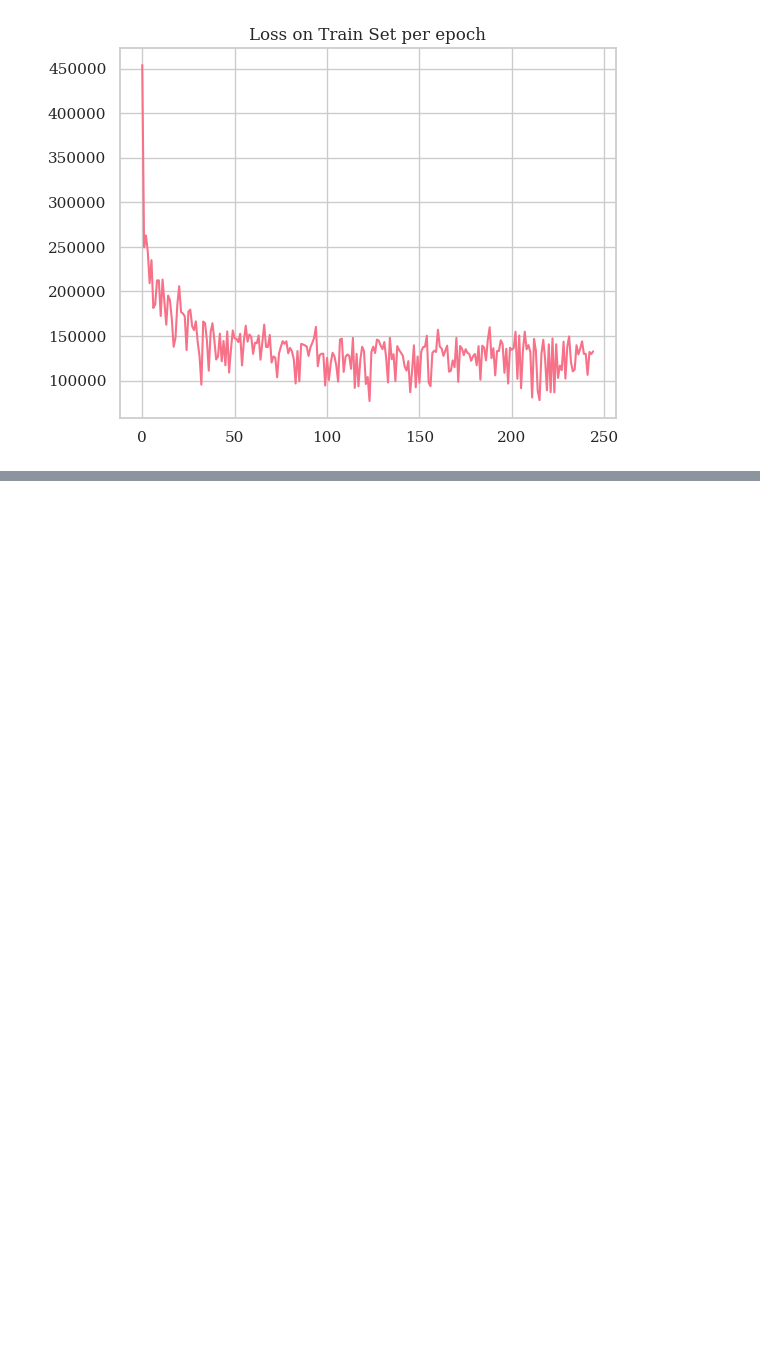
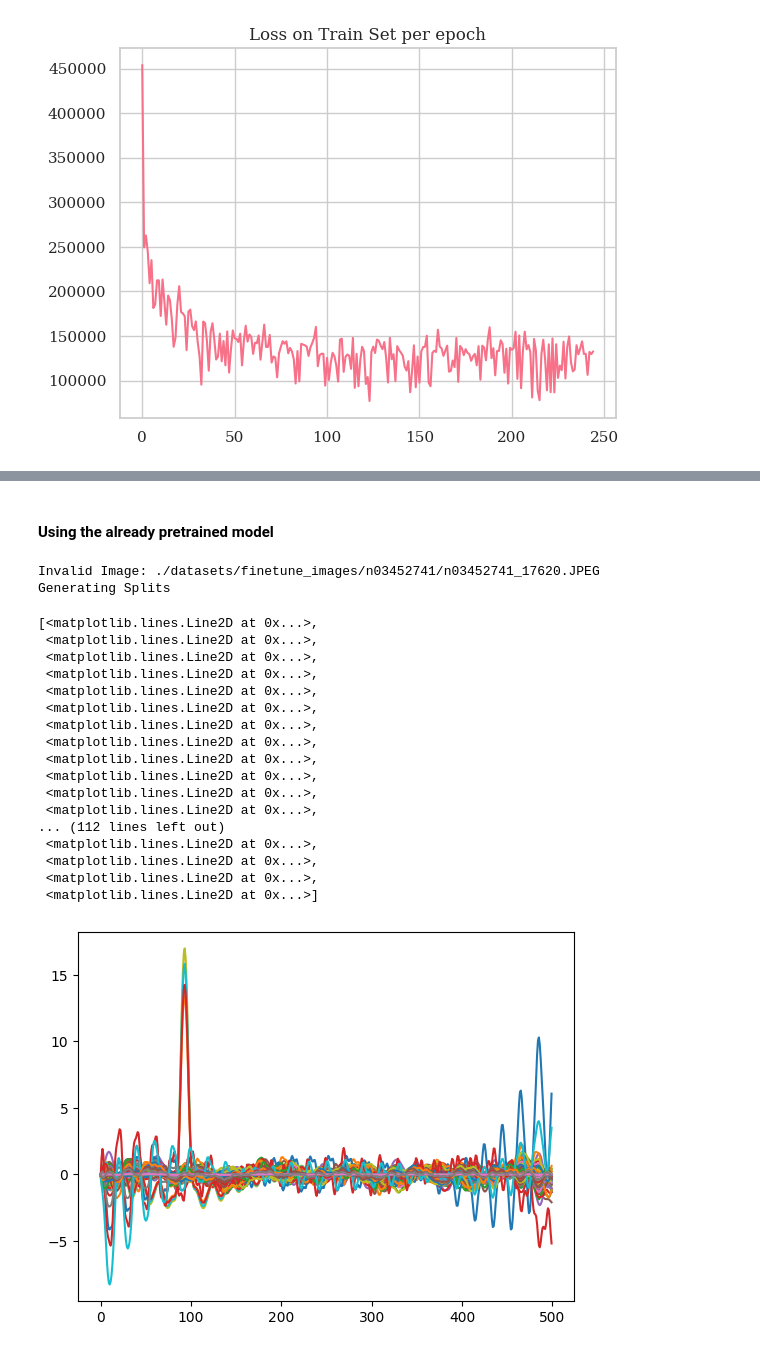
Before and after one commit to dan-crdll/nn_project_dreamdiffusion, a Jupyter notebook: solution_description.ipynb, the cells around one changed output, grey strips where cells are left out. Drawn from its saved outputs; the diff is of its cells as text; code cells hidden in the pictures; blank space fills up the shorter version.

```diff
--- a/solution_description.ipynb
+++ b/solution_description.ipynb
@@ -178,0 +344,2 @@ plt.show()
+# %% [markdown]
+#### Using the already pretrained model
@@ -178,0 +356,31 @@ plt.show()
+# %%
+ds = EegImageDataset('./datasets')
+# %% [output]
+Invalid Image: ./datasets/finetune_images/n03452741/n03452741_17620.JPEG
+Generating Splits
+# %%
+eeg, image = ds[torch.randint(0, len(ds), (1, ))]
+
+eeg = eeg
+image = image.unsqueeze(0)
+
+plt.plot(eeg)
+# %% [output]
+[<matplotlib.lines.Line2D at 0x...>,
+ <matplotlib.lines.Line2D at 0x...>,
+ <matplotlib.lines.Line2D at 0x...>,
+ <matplotlib.lines.Line2D at 0x...>,
+ <matplotlib.lines.Line2D at 0x...>,
+ <matplotlib.lines.Line2D at 0x...>,
+ <matplotlib.lines.Line2D at 0x...>,
+ <matplotlib.lines.Line2D at 0x...>,
+ <matplotlib.lines.Line2D at 0x...>,
+ <matplotlib.lines.Line2D at 0x...>,
+ <matplotlib.lines.Line2D at 0x...>,
+ <matplotlib.lines.Line2D at 0x...>,
+... (112 lines left out)
+ <matplotlib.lines.Line2D at 0x...>,
+ <matplotlib.lines.Line2D at 0x...>,
+ <matplotlib.lines.Line2D at 0x...>,
+ <matplotlib.lines.Line2D at 0x...>]
+[figure, added]
```
Also changed, not shown: parts of 27 cells of this notebook, 1 other file.
